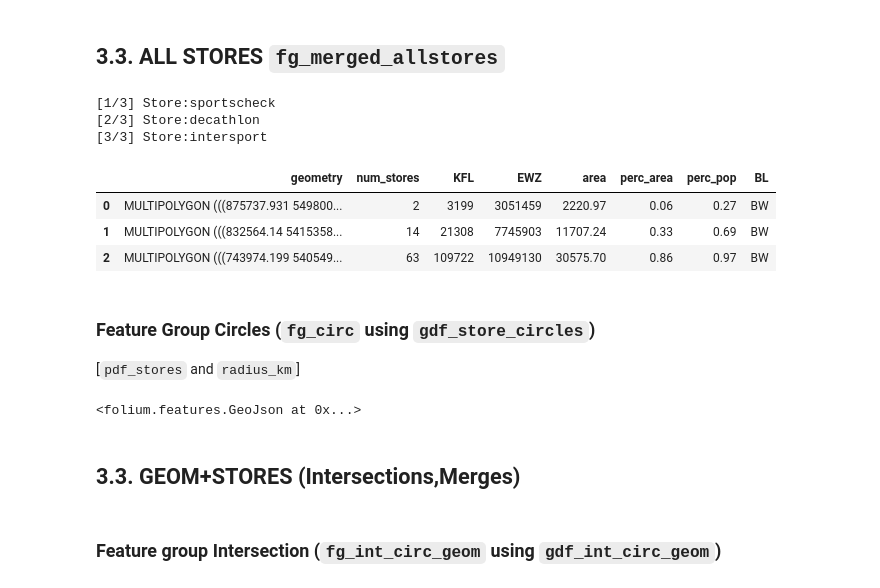
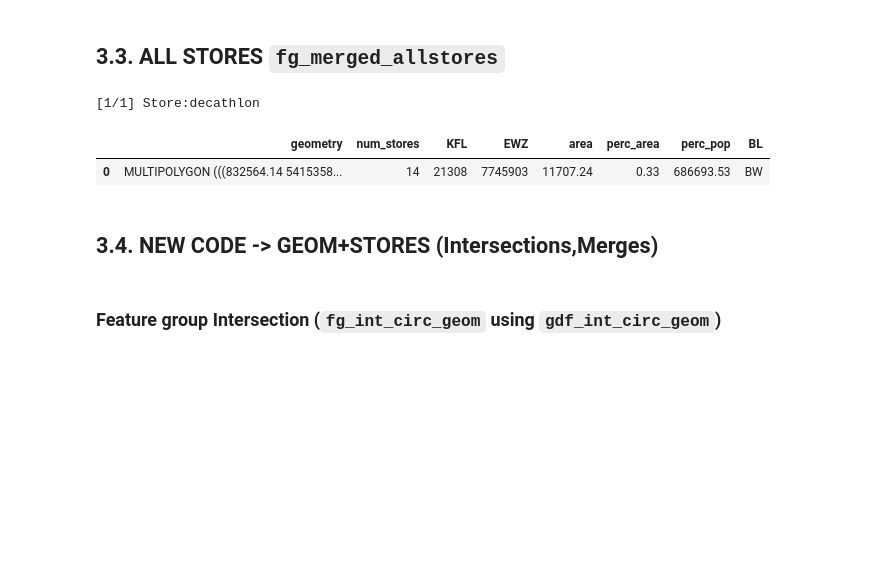
Before and after one commit to JErenci/ditto_v2, a Jupyter notebook: JupNB/gen_map_adm/extract_map_functions.ipynb, the cells around one changed output. Drawn from its saved outputs; the diff is of its cells as text; code cells hidden in the pictures; blank space fills up the shorter version.

```diff
--- a/JupNB/gen_map_adm/extract_map_functions.ipynb
+++ b/JupNB/gen_map_adm/extract_map_functions.ipynb
@@ -25,7 +24,9 @@ l_country_data = [
 l_coverage = '20'
 
 # l_stores = ['sportscheck', 'decathlon','intersport','sport2000','sportxx','karstadt','engelhorn','sportarena','sportcheck','sportsohle]
-l_stores = ['sportscheck', 'decathlon','intersport']
+# l_stores = ['sportscheck', 'decathlon','intersport']
+l_stores = ['decathlon']
+
 d_inputs = {
     'stores' : {
         'sportscheck' : {
@@ -467,17 +511,13 @@ Total pop=11.28
 # %%
 df = pd.DataFrame()
 for i,(k,v) in enumerate(d_fglc.items()):
     print(f'[{i+1}/{len(d_fglc)}] Store:{k}')
     # v["key"] = k
-    df = pd.concat([df, v['df_5_union']], ignore_index=True)
+    df = pd.concat([df, v['df_6_union']], ignore_index=True)
 df['BL'] = 'BW'
 df
 # %% [output]
-[1/3] Store:sportscheck
-[2/3] Store:decathlon
-[3/3] Store:intersport
+[1/1] Store:decathlon
 |  | geometry | num_stores | KFL | EWZ | area | perc_area | perc_pop | BL |
-| 0 | MULTIPOLYGON (((875737.931 549800... | 2 | 3199 | 3051459 | 2220.97 | 0.06 | 0.27 | BW |
-| 1 | MULTIPOLYGON (((832564.14 5415358... | 14 | 21308 | 7745903 | 11707.24 | 0.33 | 0.69 | BW |
-| 2 | MULTIPOLYGON (((743974.199 540549... | 63 | 109722 | 10949130 | 30575.70 | 0.86 | 0.97 | BW |
+| 0 | MULTIPOLYGON (((832564.14 5415358... | 14 | 21308 | 7745903 | 11707.24 | 0.33 | 686693.53 | BW |
 # %%
@@ -516,35 +554,8 @@ fglc_all_stores = folium.plugins.GroupedLayerControl(
     exclusive_groups=False,
     collapsed=False,
 )
-# %% [markdown]
-### Feature Group Circles (`fg_circ` using `gdf_store_circles`)
-[`pdf_stores` and `radius_km`]
-# %%
-import math
-
-gdf_store_circles = f_maps.get_gdf_circle(df=pdf_stores, radius_km= radius_km)
-gdf_store_circles.shape
-
-num_stores = gdf_store_circles.shape[0]
-area_circ  = round(math.pi * radius_km**2, round_dec)
-area_total = round(num_stores*area_circ, round_dec)
-perc_area  = round(area_total/fg_geom_area, round_dec)
-
-str_legend = f'[# Circles={num_stores}, radius={radius_km}Km, ' \
-             f'area circle={area_circ}Km2, ' \
-             f'area total ={area_total}Km2, ' \
-             f'perc_area = {perc_area}]'
-# str_legend
-fg_circ_store = folium.FeatureGroup(name=f'Circles {str_legend}')
-gjson_store = f_maps.get_folium_geojson(gdf_store_circles,
-                                fields=['store','name', 'address'],
-                                # aliases = ['Shop']
-                                )
-gjson_store.add_to(fg_circ_store)
-# %% [output]
-<folium.features.GeoJson at 0x...>
 # %% [markdown]
-## 3.3. GEOM+STORES (Intersections,Merges)
+## 3.4. NEW CODE -> GEOM+STORES (Intersections,Merges)
 # %% [markdown]
 ### Feature group Intersection (`fg_int_circ_geom` using `gdf_int_circ_geom`)
 # %%
```
Also changed, not shown: parts of 33 cells of this notebook.
